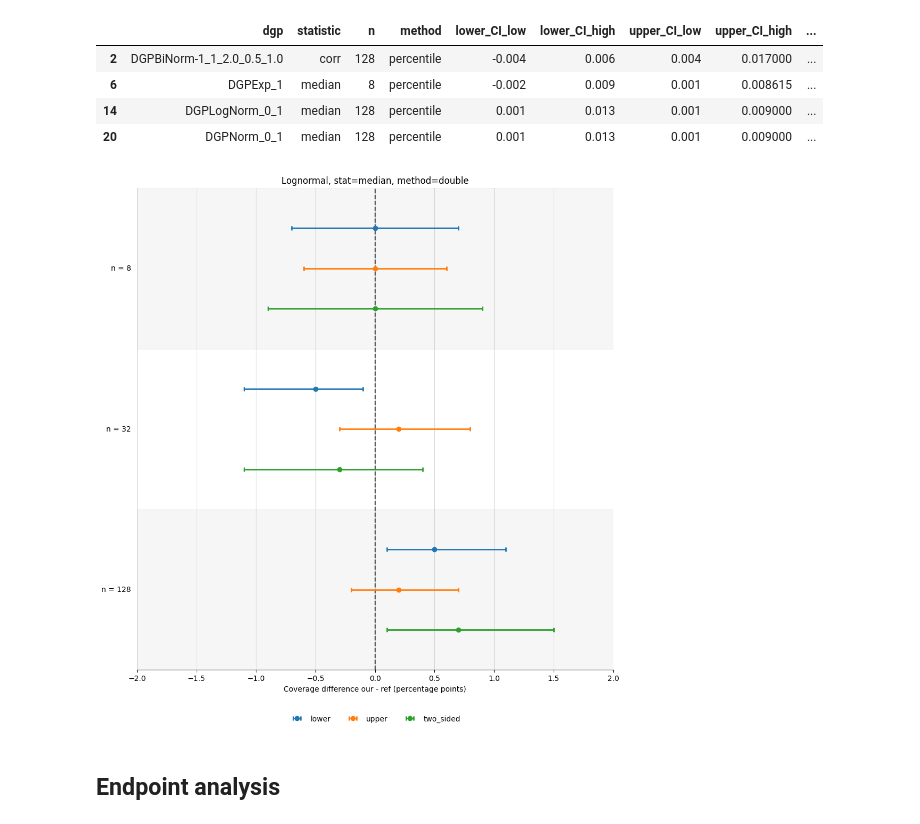
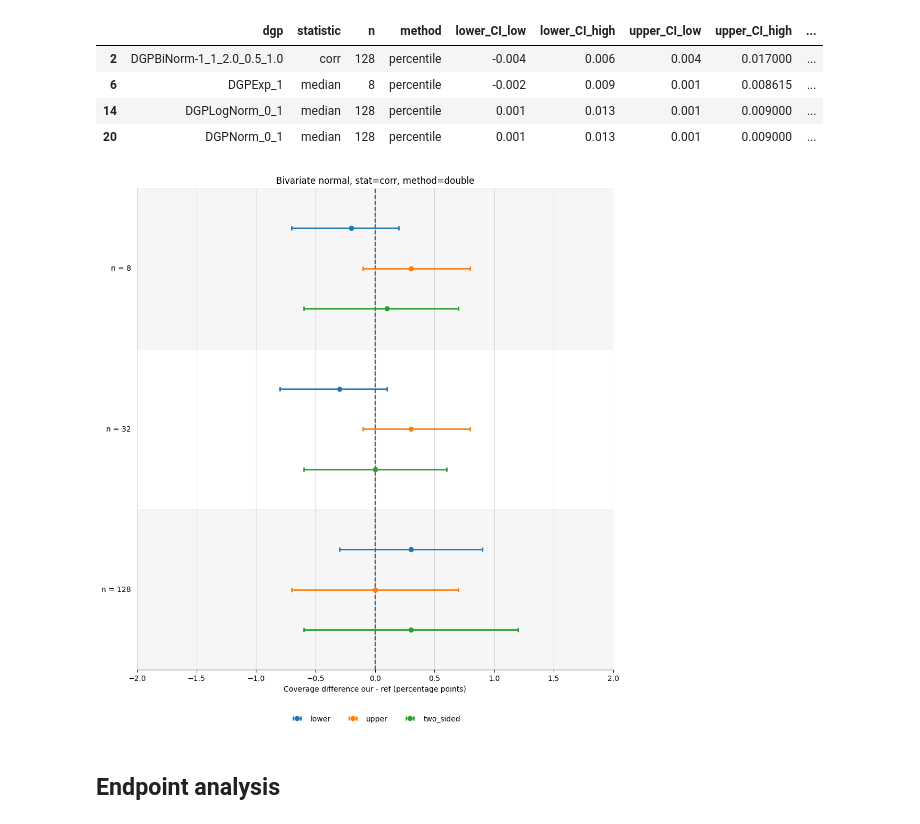
Before and after one commit to enejH04/bootstrap-inference, a Jupyter notebook: performance_validation/analysis.ipynb, the cells around one changed output. Saved outputs shown, nothing was run; the diff lists cells and outputs as text; code cells hidden in the pictures.

```diff
--- a/performance_validation/analysis.ipynb
+++ b/performance_validation/analysis.ipynb
@@ -47,6 +47,7 @@ paired = df.pivot(
         "B",
         "method",
         "replication_id",
+        "bootstrap_seed",
         "true_param_value",
     ],
     # Columns to use to make the new frame's columns
@@ -542,35 +544,35 @@ def plot_results(
             clip_on=False,
         )
 
     for i, center in enumerate(centers):
         if i % 2 == 0:
             ax.axhspan(
                 center - 1,
                 center + 1,
                 alpha=0.20,
                 zorder=0,
                 color="lightgray",
             )
 
     fig.tight_layout()
 
     handles, labels = ax.get_legend_handles_labels()
 
     unique = dict(zip(labels, handles))
 
     ax.legend(
         unique.values(),
         unique.keys(),
         loc="upper center",
         bbox_to_anchor=(0.5, -0.08),
         ncol=3,
         frameon=False,
     )
 
 
-plot_results("lognormal", "median", "double")
+plot_results("bivariate normal", "corr", "double")
 # %% [output]
-[figure, old version]
+[figure, new version]
 # %% [markdown]
 ## Endpoint analysis
 # %%
```
Also changed, not shown: parts of 14 cells of this notebook.
